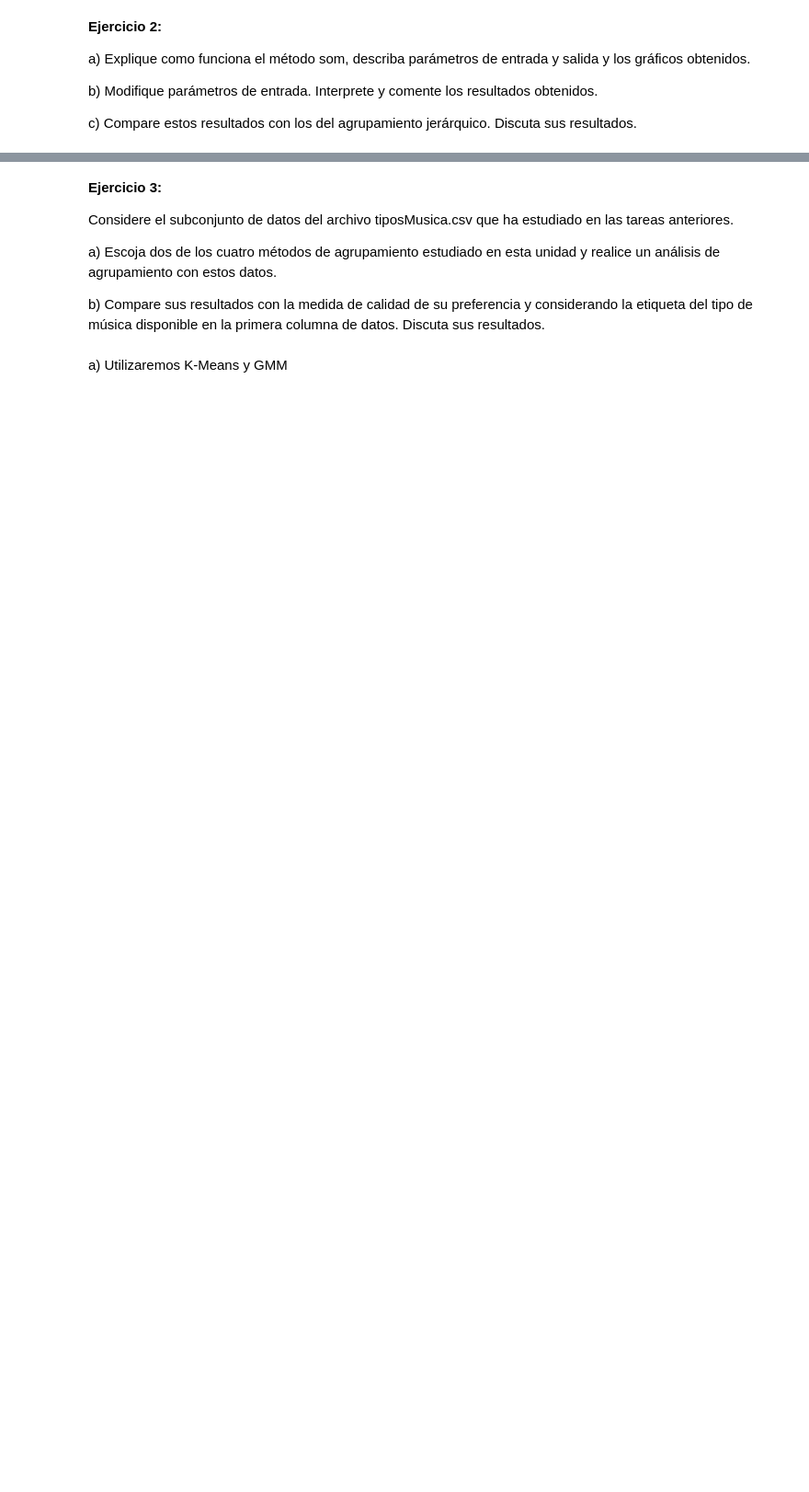
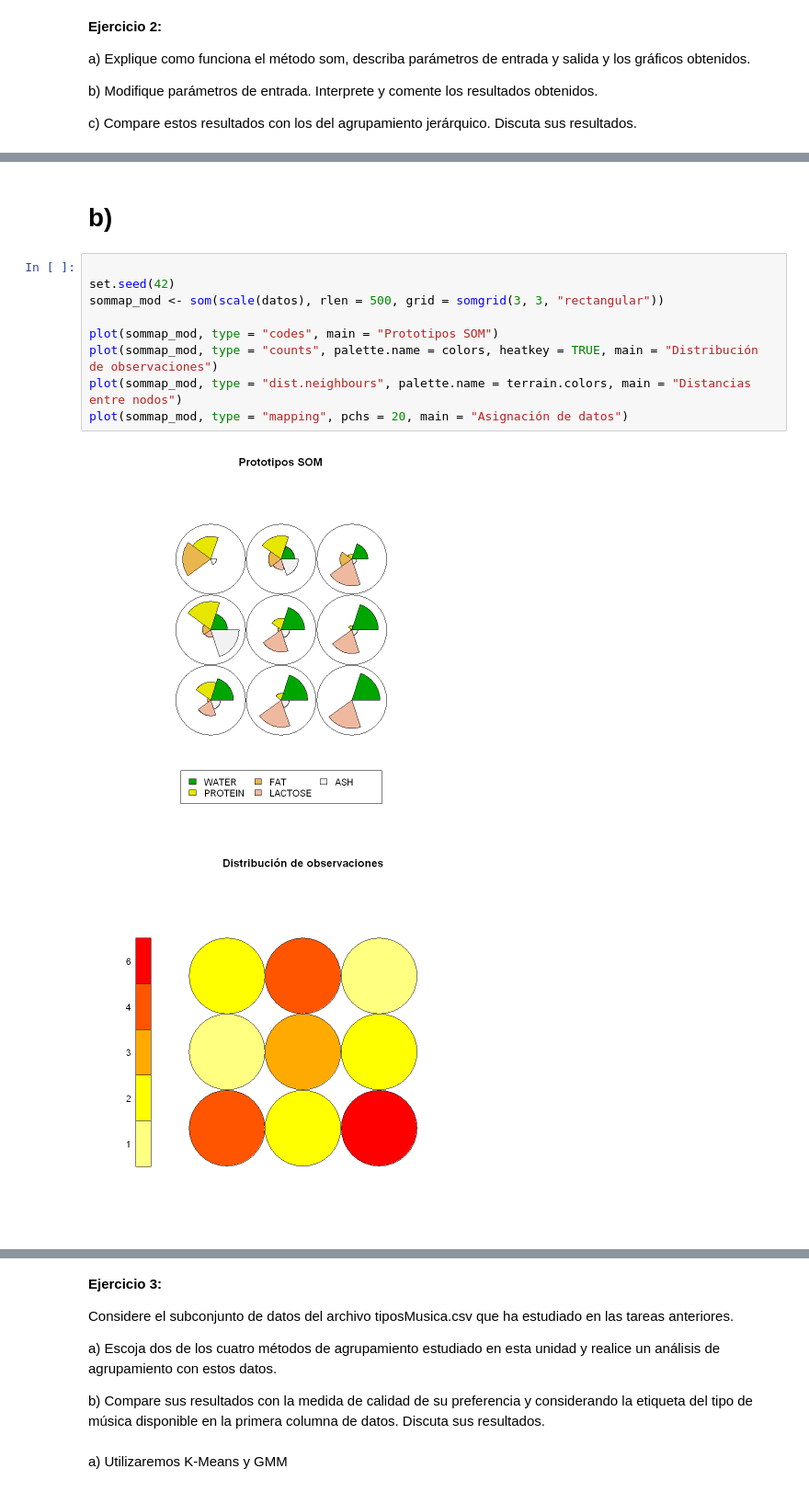
Before and after one commit to Jerakovich/IA_INFO257, a Jupyter notebook: Clustering_Notebook3.ipynb, the cells around one changed output, grey strips where cells are left out. Shown at 92% size. Saved outputs shown, nothing was run; the diff lists cells and outputs as text; blank space fills up the shorter version.

```diff
--- a/Clustering_Notebook3.ipynb
+++ b/Clustering_Notebook3.ipynb
@@ -220,0 +226,14 @@ c) Compare estos resultados con los del agrupamiento jerárquico. Discuta sus re
+# %% [markdown]
+# b)
+# %%
+
+set.seed(42)
+sommap_mod <- som(scale(datos), rlen = 500, grid = somgrid(3, 3, "rectangular"))
+
+plot(sommap_mod, type = "codes", main = "Prototipos SOM")
+plot(sommap_mod, type = "counts", palette.name = colors, heatkey = TRUE, main = "Distribución de observaciones")
+plot(sommap_mod, type = "dist.neighbours", palette.name = terrain.colors, main = "Distancias entre nodos")
+plot(sommap_mod, type = "mapping", pchs = 20, main = "Asignación de datos")
+# %% [output]
+[figure, added]
+[figure, added]
```
Also changed, not shown: parts of 10 cells of this notebook, 10 other files.
